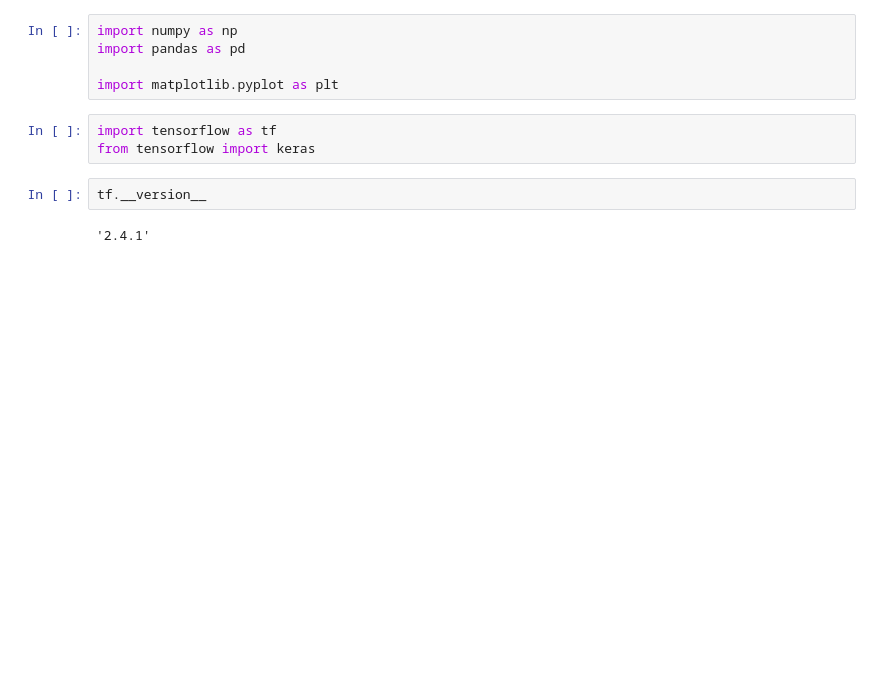
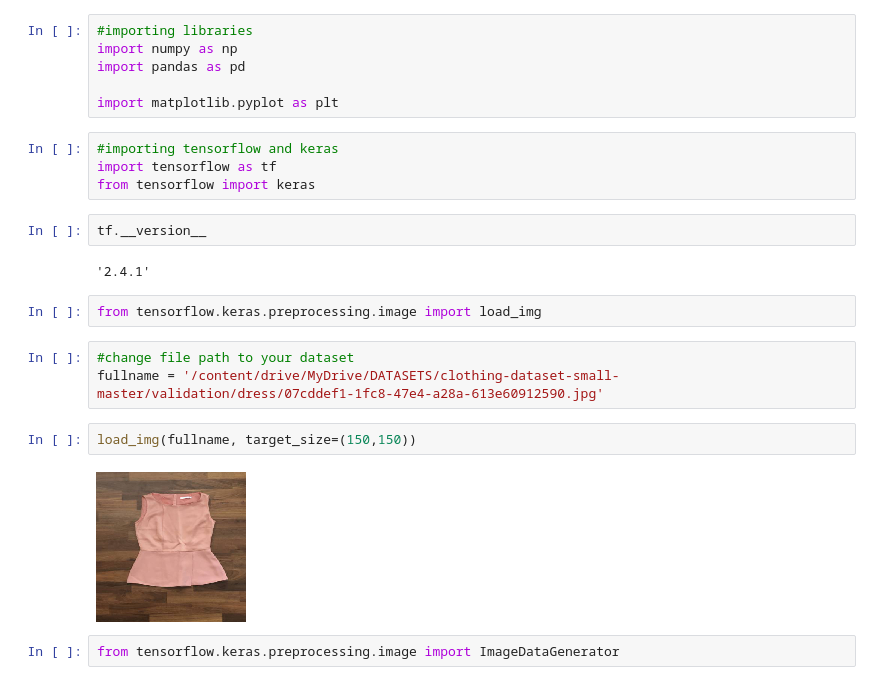
Before and after one commit to yogeshtak/Machine_Learning, a Jupyter notebook: deep_learning_clothing_dataset/deep_learning_clothing.ipynb, the cells around one changed output. Saved outputs shown, nothing was run; the diff lists cells and outputs as text; blank space fills up the shorter version.

```diff
--- a/deep_learning_clothing_dataset/deep_learning_clothing.ipynb
+++ b/deep_learning_clothing_dataset/deep_learning_clothing.ipynb
@@ -1,14 +1,27 @@
 # %% [markdown]
 <a href="https://colab.research.google.com/github/yogeshtak/Machine_Learning/blob/master/deep_learning_clothing_dataset/deep_learning_clothing.ipynb" target="_parent"><img src="https://colab.research.google.com/assets/colab-badge.svg" alt="Open In Colab"/></a>
 # %%
+#importing libraries
 import numpy as np
 import pandas as pd
 
 import matplotlib.pyplot as plt
 # %%
+#importing tensorflow and keras
 import tensorflow as tf
 from tensorflow import keras
 # %%
 tf.__version__
 # %% [output]
 '2.4.1'
+# %%
+from tensorflow.keras.preprocessing.image import load_img
+# %%
+#change file path to your dataset
+fullname = '/content/drive/MyDrive/DATASETS/clothing-dataset-small-master/validation/dress/07cddef1-1fc8-47e4-a28a-613e60912590.jpg'
+# %%
+load_img(fullname, target_size=(150,150))
+# %% [output]
+[figure, added]
+# %%
+from tensorflow.keras.preprocessing.image import ImageDataGenerator
```
Also changed, not shown: parts of 18 cells of this notebook.
